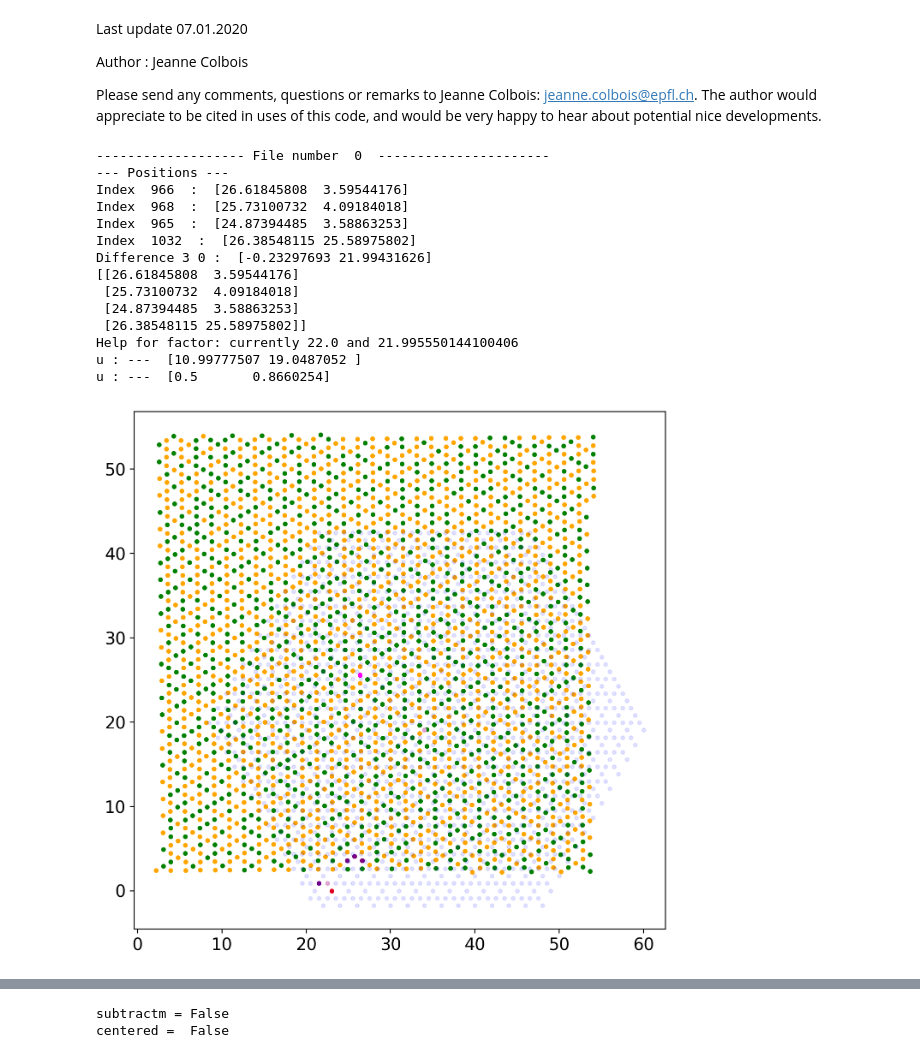
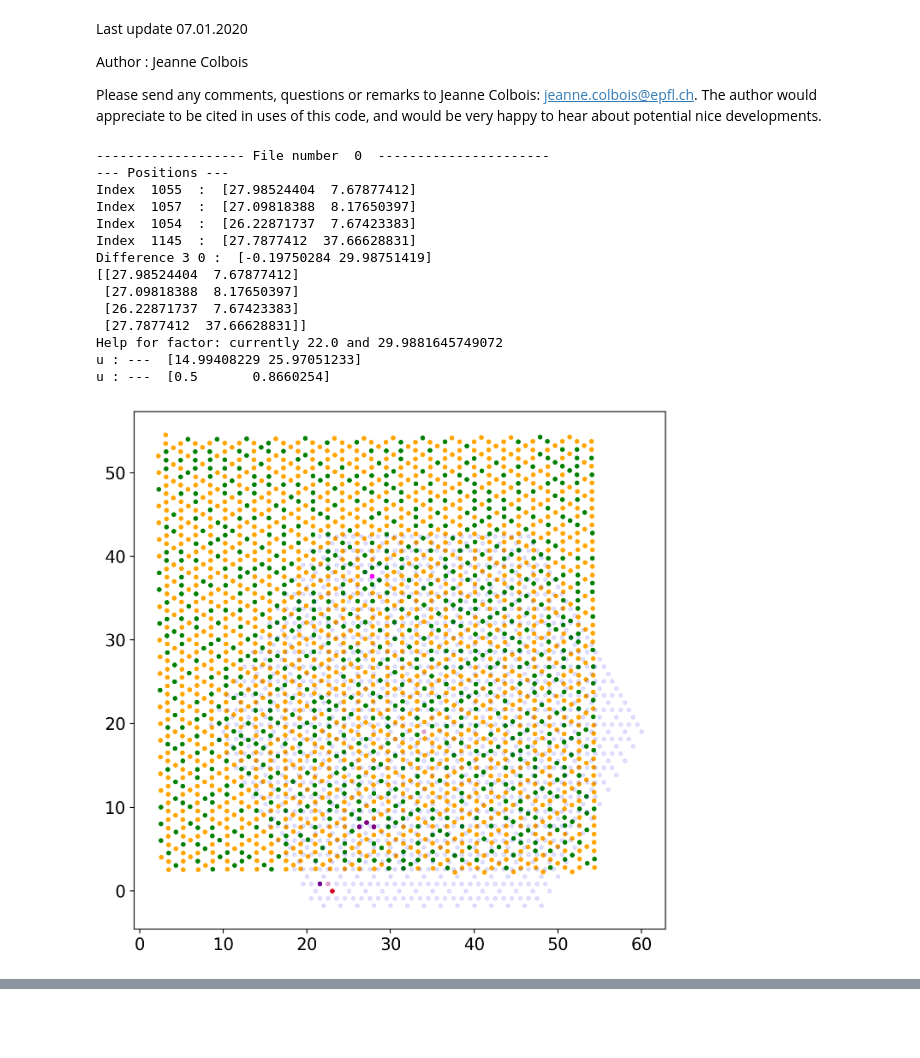
Before and after one commit to jeannecolbois/myopic-dual-worm, a Jupyter notebook: dualworm-kagome/AnalysisBasis_OBCCorrelations_SeveralFiles-Copy1.ipynb, the cells around one changed output, grey strips where cells are left out. Drawn from its saved outputs; the diff is of its cells as text; code cells hidden in the pictures; blank space fills up the shorter version.

```diff
--- a/dualworm-kagome/AnalysisBasis_OBCCorrelations_SeveralFiles-Copy1.ipynb
+++ b/dualworm-kagome/AnalysisBasis_OBCCorrelations_SeveralFiles-Copy1.ipynb
@@ -53,7 +53,7 @@ matplotlib.rcParams.update({'font.size': 14})
 #
 secondfoldername = ['../Analysis_PSI/Kagome_54-1_Demag_all/']#*20
 #secondfilename = ['54-1_Demag7_1-BR_spin_config.txt']
-#secondfilename = ['54-1_Demag7_1-TR_spin_config.txt']
+secondfilename = ['54-1_Demag7_1-TR_spin_config.txt']
 #secondfilename = ['54-1_Demag7_2-BR_spin_config.txt']
 #secondfilename = ['54-1_Demag7_2-TR_spin_config.txt']
 #secondfilename = ['54-1_Demag7_3-BR_spin_config.txt']
@@ -61,7 +61,7 @@ secondfoldername = ['../Analysis_PSI/Kagome_54-1_Demag_all/']#*20
 #secondfilename = ['54-1_Demag7_4-BR_spin_config.txt']
 #secondfilename = ['54-1_Demag7_4-TR_spin_config.txt']
 #secondfilename = ['54-1_Demag7_5-BR_spin_config.txt']
-secondfilename = ['54-1_Demag7_5-TR_spin_config.txt']
+#secondfilename = ['54-1_Demag7_5-TR_spin_config.txt']
 
 #secondfilename = ['54-1_Demag7_1-BL_spin_config.txt',
 #                  '54-1_Demag7_1-BR_spin_config.txt',
@@ -87,9 +87,9 @@ secondfilename = ['54-1_Demag7_5-TR_spin_config.txt']
 L = 12
 domap = True
 compute = True
-subtractm = False
-periodic = True
-testsquare = True
+subtractm = True
+periodic = False
+testsquare = False
 centered = False
 LParam = (L-1, L-1, 0)
 # %%
@@ -107,9 +107,9 @@ factors = [178.279, 178, 178,
 #factorths = [0.99]
 
 ##7 1 TR
-#factors = [176.2]
-#refid = [1055,1057,1054,1145]#(L-1, L-1, 0)
-#factorths = [0.99]
+factors = [176.2]
+refid = [1055,1057,1054,1145]#(L-1, L-1, 0)
+factorths = [0.99]
 #
 #7 2 BR
 #factors = [176.2]
@@ -147,9 +147,9 @@ factors = [178.279, 178, 178,
 #factorths = [0.99]
 
 ##7 5 TR
-factors = [177.7]
-refid = [966,968,965,1032]#(L-1, L-1, 0)
-factorths = [0.99]
+#factors = [177.7]
+#refid = [966,968,965,1032]#(L-1, L-1, 0)
+#factorths = [0.99]
 
 nnloclist = [(11,12), (11,12), (11,12), (11,12),
              (11,12), (11,12), (41,42), (41,42),
@@ -180,42 +180,42 @@ for i in range(len(secondfilename)):
 
     print("--- Positions ---")
     print("Index ", refid[0], " : ", spos[refid[0]])
     print("Index ", refid[1], " : ", spos[refid[1]])
     print("Index ", refid[2], " : ", spos[refid[2]])
     print("Index ", refid[3], " : ", spos[refid[3]])
     print("Difference 3 0 : ", spos[refid[3]] - spos[refid[0]])
     difference = [spos[refid[l]] - spos[refid[0]] for l in range(4)]
 
     rot,tr,m1m2,ijl,ijl_sconfig = af.DrawClusterOnConfig(secondfoldername[i], L, refid ,spos, LParam = LParam,
                                              factor = factor, factorth = factorth, domap = domap, alpha = 0.5, color = "green")
 
     distances_s1s2 = af.KagomeLatticeHistogram(x,y, factor=factor)
 
     if compute:
         spos = np.column_stack((x,y)).T/factor
         spos = np.dot(rot, spos)
         spos[0,:] += tr[0]
         spos[1,:] += tr[1]
         spos = spos.T
 
         if testsquare:
             sconf = abs(sconf)
             secondfilename = ["test_square"]
         %lprun -f af.StrctFact [StrctFact, m] = af.StrctFact(ijl, ijl_sconfig, m1m2, sconf, L, periodic = periodic, subtractm = subtractm, centered = centered)
         np.save(secondfoldername[i] + secondfilename[i][0:-4] + "_strctfact_subm={0}".format(subtractm) + "PBC={0}".format(periodic), StrctFact)
 # %% [output]
 ------------------- File number  0  ----------------------
 --- Positions ---
-Index  966  :  [26.61845808  3.59544176]
-Index  968  :  [25.73100732  4.09184018]
-Index  965  :  [24.87394485  3.58863253]
-Index  1032  :  [26.38548115 25.58975802]
-Difference 3 0 :  [-0.23297693 21.99431626]
-[[26.61845808  3.59544176]
- [25.73100732  4.09184018]
- [24.87394485  3.58863253]
- [26.38548115 25.58975802]]
-Help for factor: currently 22.0 and 21.995550144100406
-u : ---  [10.99777507 19.0487052 ]
+Index  1055  :  [27.98524404  7.67877412]
+Index  1057  :  [27.09818388  8.17650397]
+Index  1054  :  [26.22871737  7.67423383]
+Index  1145  :  [27.7877412  37.66628831]
+Difference 3 0 :  [-0.19750284 29.98751419]
+[[27.98524404  7.67877412]
+ [27.09818388  8.17650397]
+ [26.22871737  7.67423383]
+ [27.7877412  37.66628831]]
+Help for factor: currently 22.0 and 29.9881645749072
+u : ---  [14.99408229 25.97051233]
 u : ---  [0.5       0.8660254]
-[figure, old version]
+[figure, new version]
@@ -226,5 +226,3 @@ u : ---  [0.5       0.8660254]
-subtractm = False
-centered =  False
 # %%
 vmin = -2
 vmax = 2
```
Also changed, not shown: parts of 2 cells of this notebook, 3 other files.
